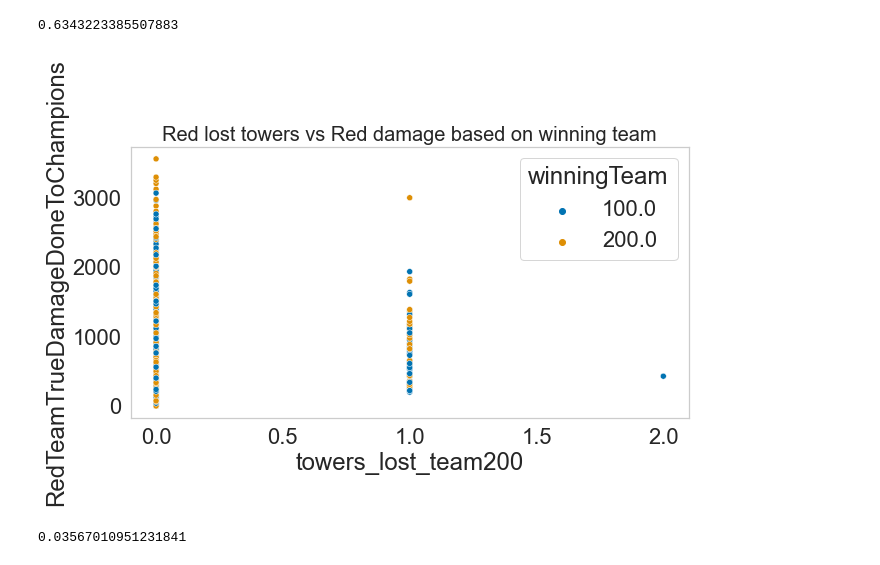
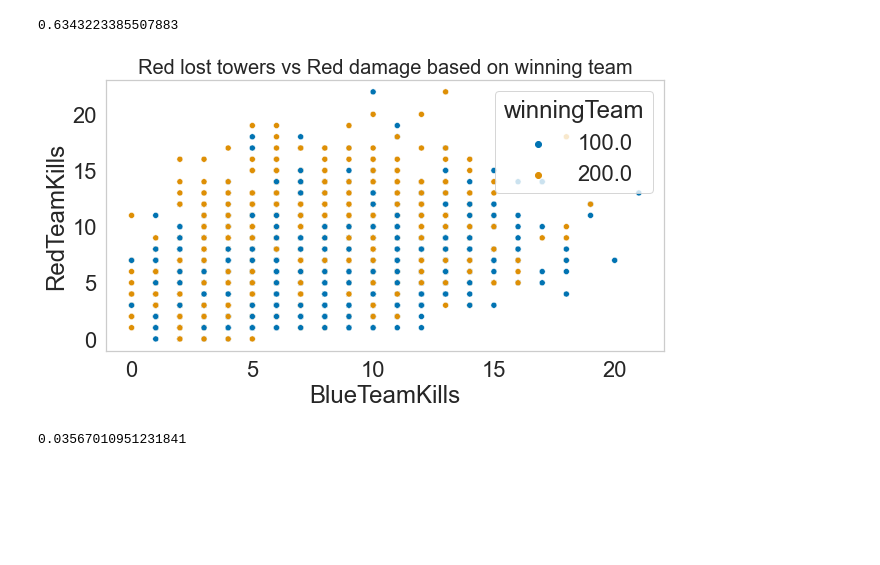
Before and after one commit to codeup-germain/Esports-Analysis, a Jupyter notebook: chris/chris_exploration.ipynb, the cells around one changed output. Cells and saved outputs as stored; diff of their text form; code cells hidden in the pictures; blank space fills up the shorter version.

```diff
--- a/chris/chris_exploration.ipynb
+++ b/chris/chris_exploration.ipynb
@@ -176,12 +176,10 @@ df
 | 4861 | 4861 | 0.0 | 0.0 | 4.0 | 2.0 | 1.0 | ... |
 | 4862 | 4862 | 0.0 | 1.0 | 8.0 | 3.0 | 1.0 | ... |
 4863 rows × 197 columns
-# %%
-df = df.drop(columns=['Unnamed: 0'])
 # %%
 df = prepare.clean(df)
 # %%
-df1 = df.drop(columns=['gameMode', 'gameType','gameVersion'])
+df = df.drop(columns=['gameMode', 'gameType','gameVersion','matchId','gameName'])
 # %%
 def split(df):
 
@@ -824,11 +852,11 @@ print(p)
 0.6343223385507883
 # %%
 plt.figure(figsize=(10,5))
-sns.scatterplot(x='towers_lost_team200',y='RedTeamTrueDamageDoneToChampions',data=train,hue='winningTeam', palette='colorblind')
+sns.scatterplot(x='BlueTeamKills',y='RedTeamKills',data=train,hue='winningTeam', palette='colorblind')
 plt.title('Red lost towers vs Red damage based on winning team', fontsize = 20)
 plt.show()
 # %% [output]
-[figure, old version]
+[figure, new version]
 # %%
 big_assists = train[train.towers_lost_team200 > 0]
 little_assists = train[train.RedTeamTrueDamageDoneToChampions > 0]
```
Also changed, not shown: parts of 50 cells of this notebook, 13 other files.
